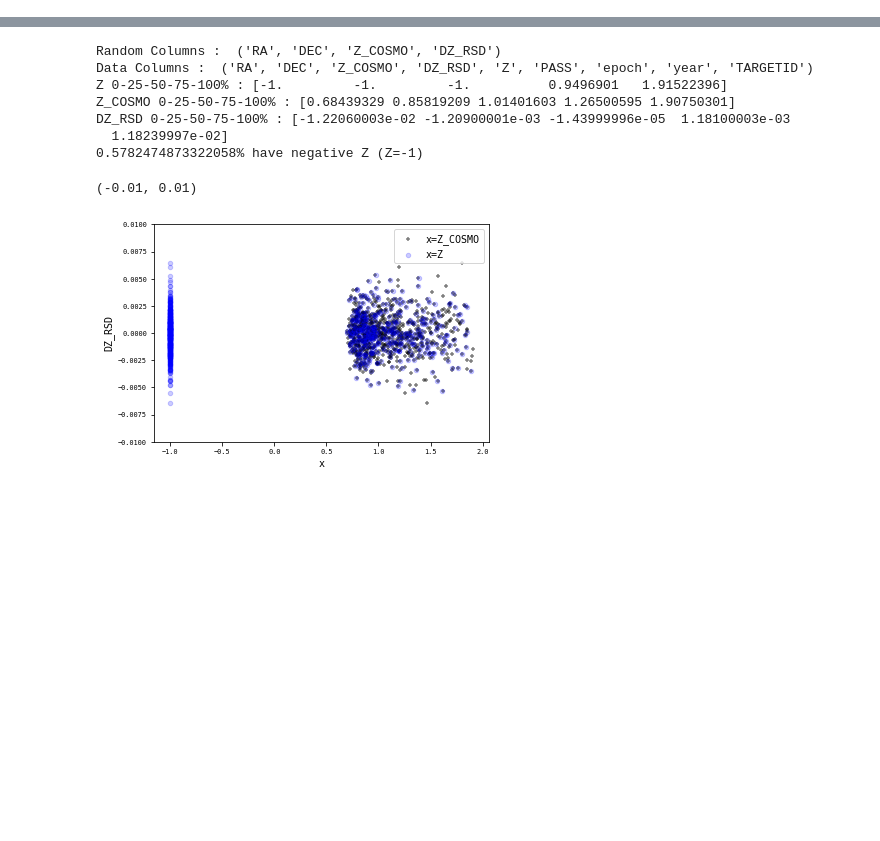
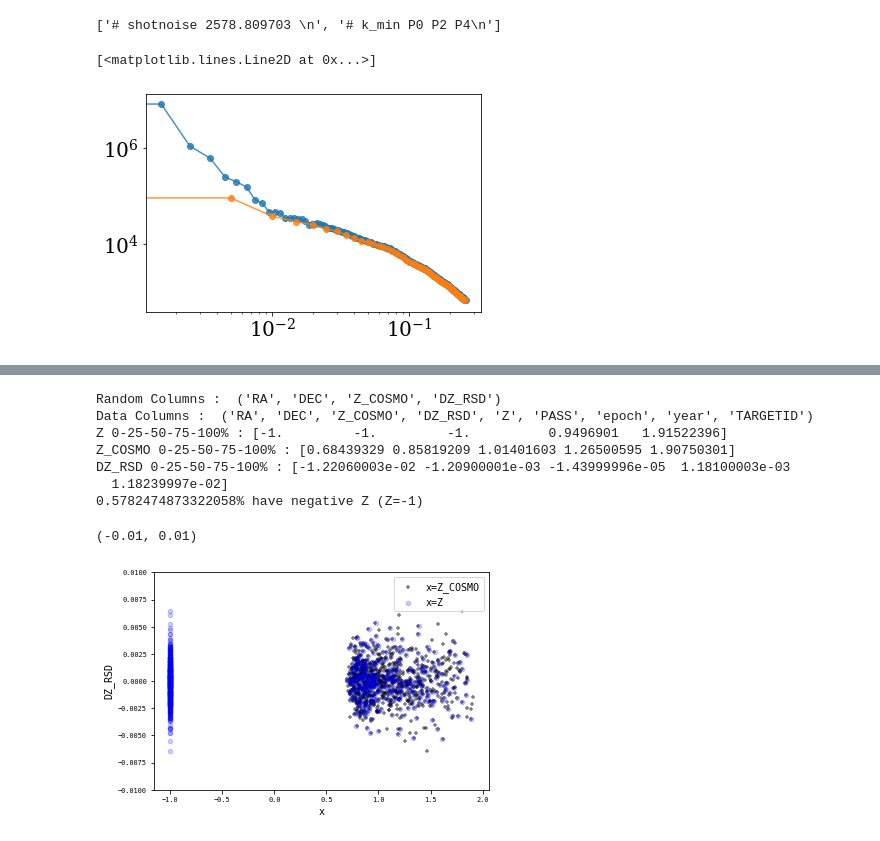
Before and after one commit to mehdirezaie/LSS, a Jupyter notebook: Sandbox/mocks.ipynb, the cells around one changed output, grey strips where cells are left out. Drawn from its saved outputs; the diff is of its cells as text; code cells hidden in the pictures; blank space fills up the shorter version.

Commit message:
rebin pk measurements

```diff
--- a/Sandbox/mocks.ipynb
+++ b/Sandbox/mocks.ipynb
@@ -0,0 +5,2 @@
+# %%
+plt.rc('font', family='serif', size=20)
@@ -0,0 +31,24 @@
+# %%
+kin, modes = np.loadtxt('/home/mehdi/data/mocksys/kmodes.txt', unpack=True)
+# %%
+k = []
+p0= []
+p2= []
+p4= []
+comments = []
+with open('/home/mehdi/data/mocksys/v0.5/pk_v0_2_red_1_0.5.txt', 'r') as file:
+    lines = file.readlines()
+    for i,line in enumerate(lines):
+        if line.startswith('#'):comments.append(line)
+        else:
+            dummy = line.split(' ')
+            k.append(float(dummy[0]))
+            p0.append(float(dummy[1]))
+            p2.append(float(dummy[2]))
+            p4.append(float(dummy[3]))
+            #print(i, line, k, p0, p2, p4)
+
+k  = np.array(k)
+p0 = np.array(p0)
+p2 = np.array(p2)
+p4 = np.array(p4)
@@ -0,0 +57,15 @@
+# %%
+dk = 0.005
+kout  = np.arange(k.min(), k.max()+dk, dk)
+kpknew = rebin(kin, p0, p2, p4,
+              modes, kout)
+# %%
+comments
+# %% [output]
+['# shotnoise 2578.809703 \n', '# k_min P0 P2 P4\n']
+# %%
+plt.loglog(kin, p0, marker='o', alpha=0.8)
+plt.loglog(kpknew[0], kpknew[1], marker='o', alpha=0.8)
+# %% [output]
+[<matplotlib.lines.Line2D at 0x...>]
+[figure, added]
```
Also changed, not shown: parts of 11 cells of this notebook, 3 other files.
